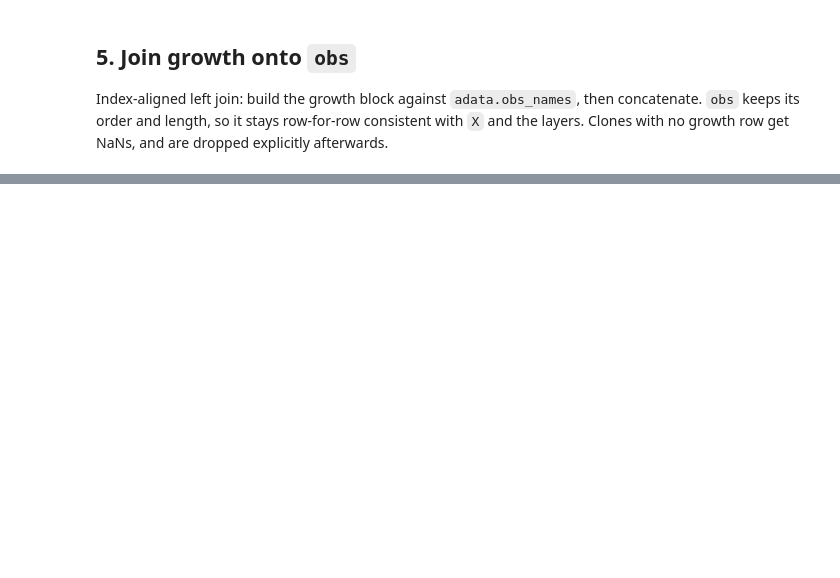
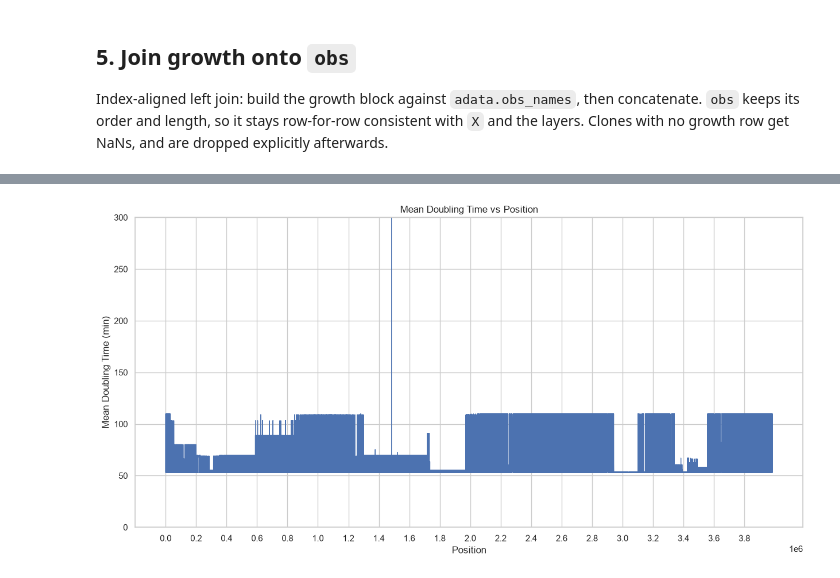
Before and after one commit to EIT-GBI/nf-recoded-alignment, a Jupyter notebook: notebooks/integrate_growth_data.ipynb, the cells around one changed output, grey strips where cells are left out. Cells and saved outputs as stored; diff of their text form; code cells hidden in the pictures; blank space fills up the shorter version.

```diff
--- a/notebooks/integrate_growth_data.ipynb
+++ b/notebooks/integrate_growth_data.ipynb
@@ -127,13 +258,13 @@ dups.head(20)
 # %%
 growth = pd.concat(
-    [pd.read_csv(os.path.join(AMIGA_DIR, f'{r["growth_plate"]}_summary.txt'), sep='\t')
+    [pd.read_csv(os.path.join(AMIGA_DIR, f'{r["growth_plate"]}{AMIGA_SUFFIX}'), sep='\t')
      for r in PLATE_RULES],
     ignore_index=True,
 )
 
 # AMiGA's own Sample_ID is a per-plate row counter, not our sequencing sample; drop
 # it so it cannot collide with obs['sample_ID'].
-growth = growth.drop(columns=[c for c in ['Sample_ID'] if c in growth.columns])
+#growth = growth.drop(columns=[c for c in ['Sample_ID'] if c in growth.columns])
 
 # Plate_ID inside the file is the source of truth for what we just read.
 print(growth['Plate_ID'].value_counts())
@@ -163,7 +319,7 @@ if len(overlap):
 
 adata.obs = pd.concat([adata.obs, growth_block], axis=1)
 
-matched = adata.obs['td'].notna()
+matched = pd.Series(keys.isin(growth_keyed.index), index=adata.obs_names)
 print(f'clones with growth data: {matched.sum()} / {adata.n_obs}')
 adata = adata[matched].copy()
 adata.obs.head()
@@ -169,0 +498,20 @@ adata.obs.head()
+# %%
+from Bio import SeqIO
+from Bio.Seq import Seq
+
+genbank_file = "/Users/cristian.soitu/Data/20012026_VH02427_1_AACYW3_HVNGS/Analysis/reference/MDS42_r24-30_27B_SC.gb"
+record = SeqIO.read(genbank_file, "genbank")
+cds_features = [feature for feature in record.features if feature.type == 'CDS']
+gene_features = [feature for feature in record.features if feature.type == 'gene']
+
+genes_df = pd.DataFrame(columns=['gene', 'start', 'end', 'strand', 'locus_tag', 'length'])
+
+for feature in gene_features:
+    gene = feature.qualifiers.get('gene', [''])[0]
+    start = feature.location.start
+    end = feature.location.end
+    strand = feature.location.strand
+    locus_tag = feature.qualifiers.get('locus_tag', [''])[0]
+    length = end - start
+    genes_df = pd.concat([genes_df, pd.DataFrame({'gene': [gene], 'start': [start], 'end': [end], 'strand': [strand], 'locus_tag': [locus_tag], 'length': [length]})], ignore_index=True)
+genes_df.head()
@@ -169,0 +575,19 @@ adata.obs.head()
+# %%
+tables_path = os.path.join(RESULTS_DIR, 'recoding', 'tables')
+
+# plot td_mean vs position and td_min vs position on the same plot
+plt.figure(figsize=(15, 7))
+#sns.scatterplot(x=adata.var['position'], y=adata.var['td_mean'])
+sns.lineplot(x=adata.var['position'], y=adata.var['td_min'], size=0.1)
+plt.xlabel('Position')
+plt.ylabel('Mean Doubling Time (min)')
+# legend off
+plt.legend([],[], frameon=False)
+plt.title('Mean Doubling Time vs Position')
+# x axis numbers, every 200 kb
+x_ticks = np.arange(adata.var['position'][0], adata.var['position'][-1], 200000)
+plt.xticks(x_ticks)
+plt.ylim(0, top=300)
+plt.savefig(os.path.join(tables_path, 'recoding_landscape.png'), dpi=300)
+# %% [output]
+[figure, added]
```
Also changed, not shown: parts of 40 cells of this notebook, 2 other files.
